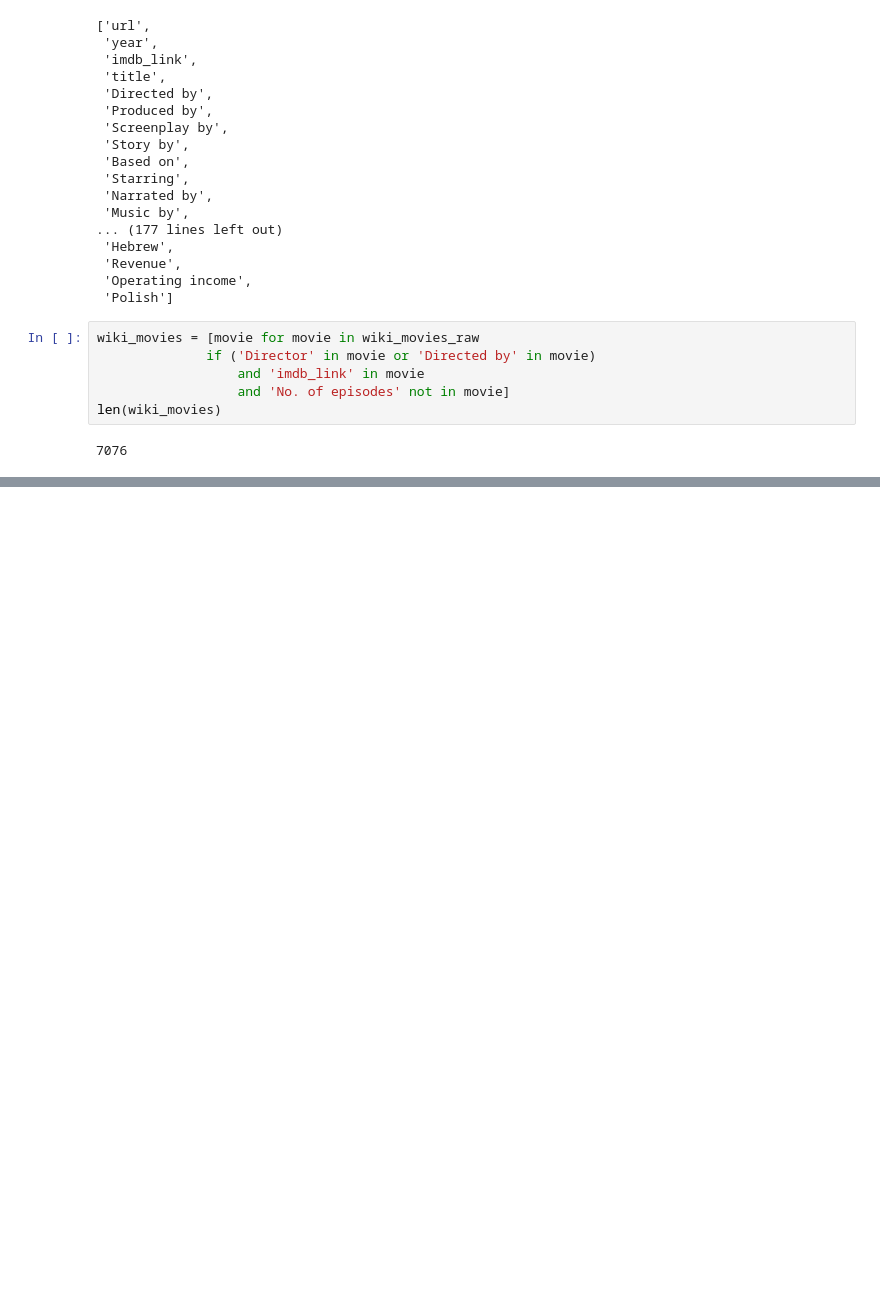
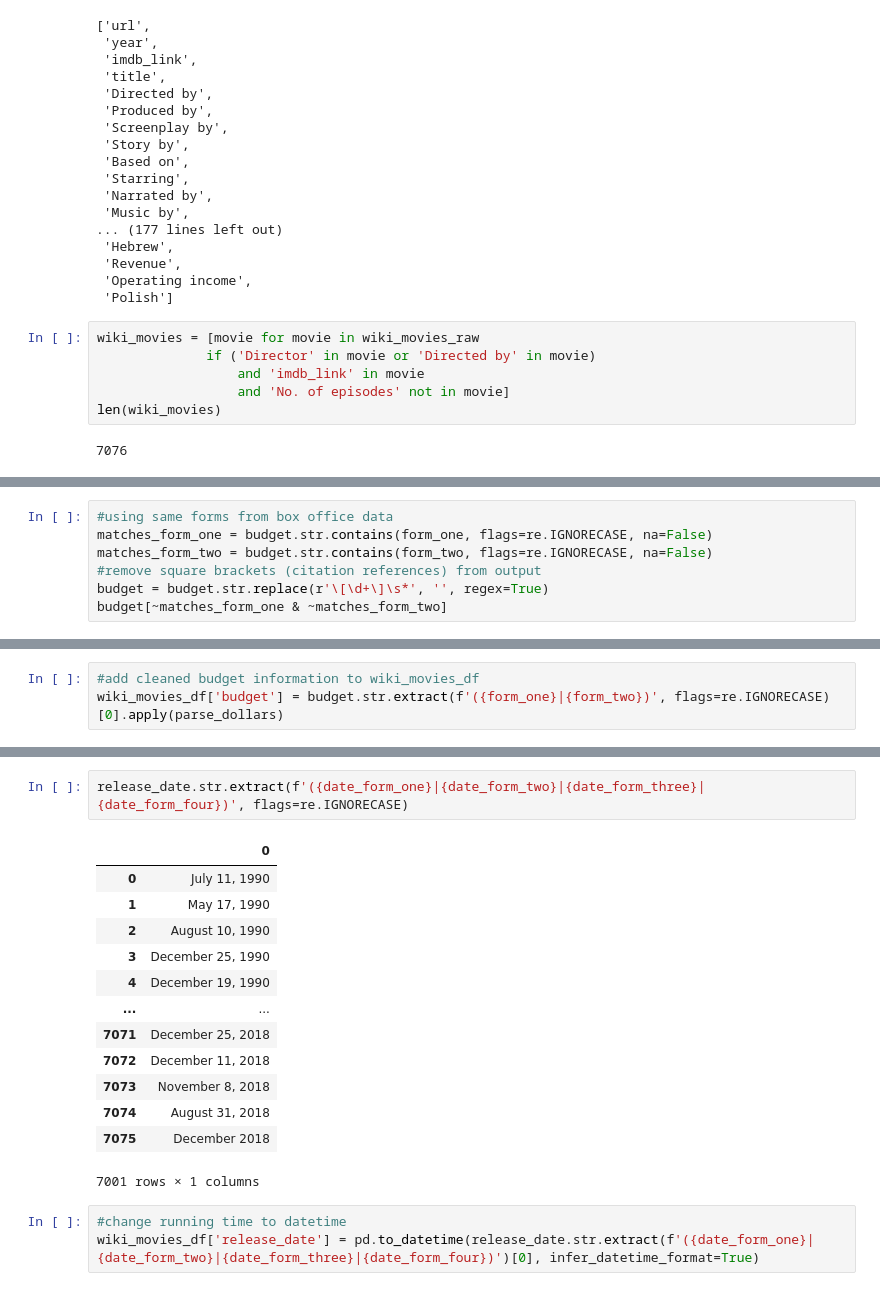
Before and after one commit to clarerobb/Movies-ETL, a Jupyter notebook: Movielens_Extract.ipynb, the cells around one changed output, grey strips where cells are left out. Drawn from its saved outputs; the diff is of its cells as text; blank space fills up the shorter version.

```diff
--- a/Movielens_Extract.ipynb
+++ b/Movielens_Extract.ipynb
@@ -218,0 +435,7 @@ wiki_movies_df
+# %%
+#using same forms from box office data
+matches_form_one = budget.str.contains(form_one, flags=re.IGNORECASE, na=False)
+matches_form_two = budget.str.contains(form_two, flags=re.IGNORECASE, na=False)
+#remove square brackets (citation references) from output
+budget = budget.str.replace(r'\[\d+\]\s*', '', regex=True)
+budget[~matches_form_one & ~matches_form_two]
@@ -218,0 +460,3 @@ wiki_movies_df
+# %%
+#add cleaned budget information to wiki_movies_df
+wiki_movies_df['budget'] = budget.str.extract(f'({form_one}|{form_two})', flags=re.IGNORECASE)[0].apply(parse_dollars)
@@ -218,0 +475,19 @@ wiki_movies_df
+# %%
+release_date.str.extract(f'({date_form_one}|{date_form_two}|{date_form_three}|{date_form_four})', flags=re.IGNORECASE)
+# %% [output]
+|  | 0 |
+| 0 | July 11, 1990 |
+| 1 | May 17, 1990 |
+| 2 | August 10, 1990 |
+| 3 | December 25, 1990 |
+| 4 | December 19, 1990 |
+| ... | ... |
+| 7071 | December 25, 2018 |
+| 7072 | December 11, 2018 |
+| 7073 | November 8, 2018 |
+| 7074 | August 31, 2018 |
+| 7075 | December 2018 |
+7001 rows × 1 columns
+# %%
+#change running time to datetime
+wiki_movies_df['release_date'] = pd.to_datetime(release_date.str.extract(f'({date_form_one}|{date_form_two}|{date_form_three}|{date_form_four})')[0], infer_datetime_format=True)
```
Also changed, not shown: parts of 43 cells of this notebook.
